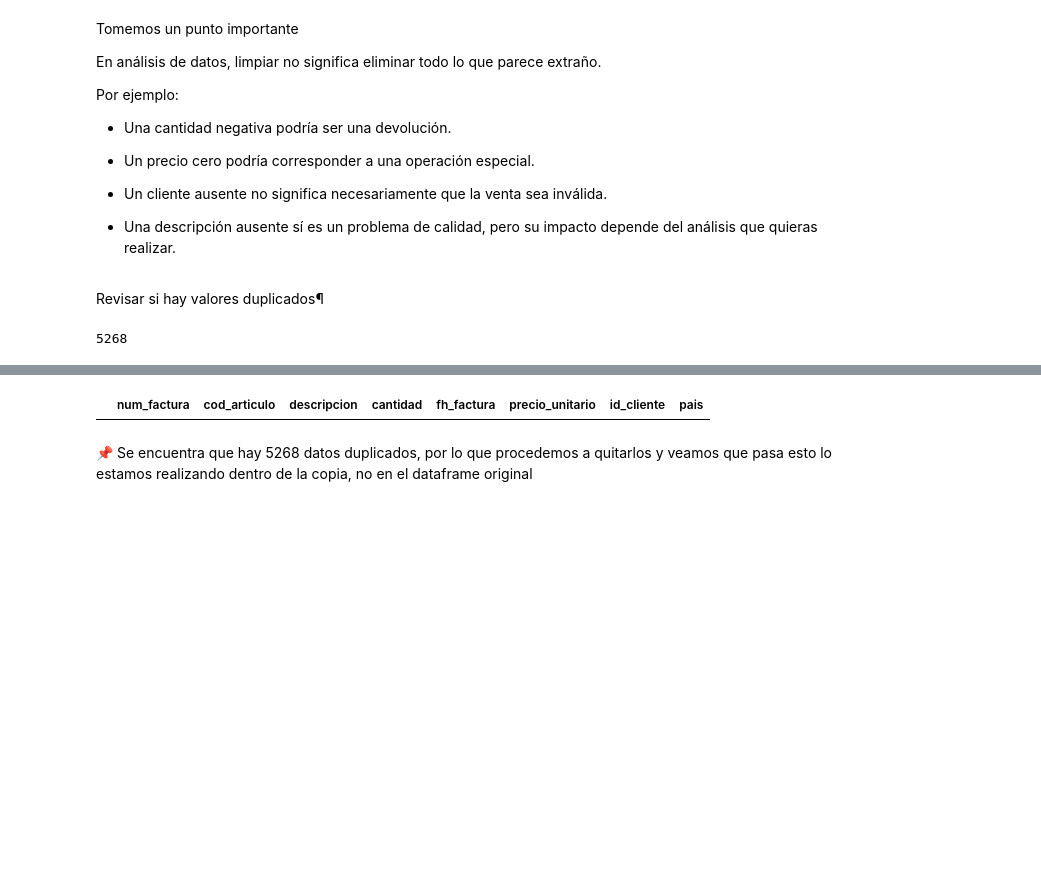
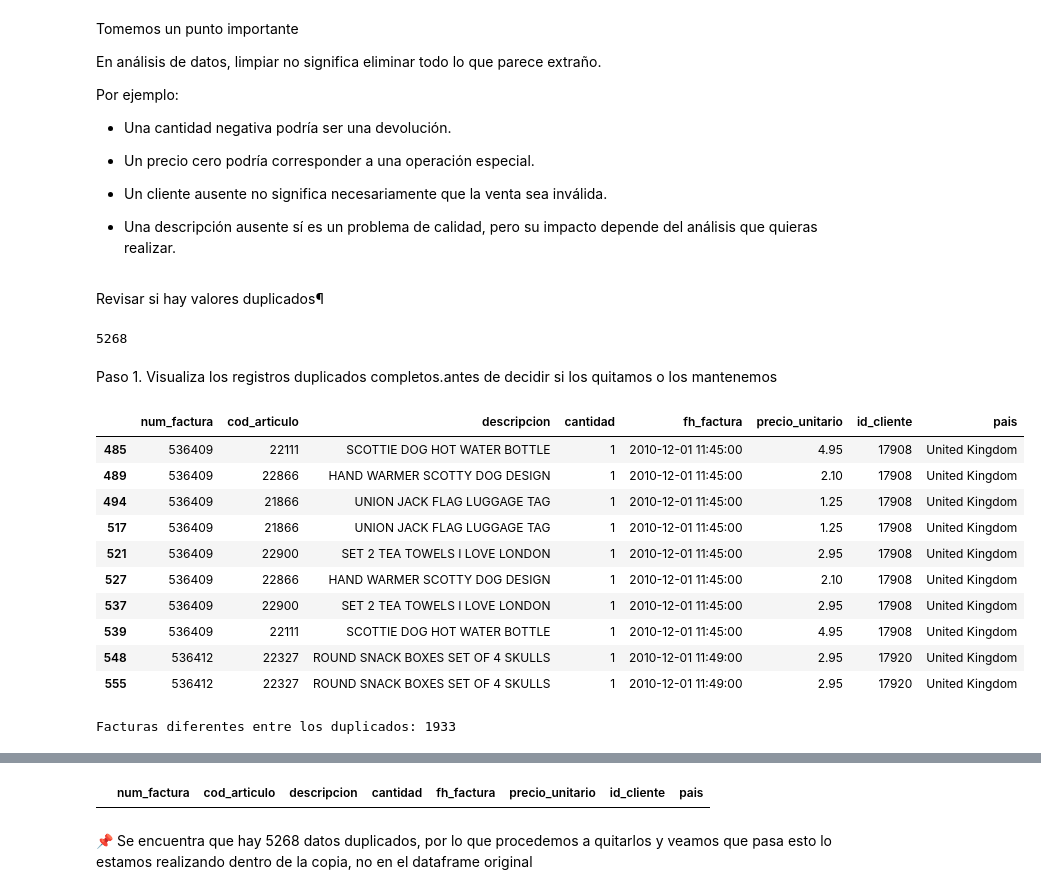
Before and after one commit to Sagrario/Comercio_minorista, a Jupyter notebook: notebooks/comercio2.ipynb, the cells around one changed output, grey strips where cells are left out. Saved outputs shown, nothing was run; the diff lists cells and outputs as text; code cells hidden in the pictures; blank space fills up the shorter version.

```diff
--- a/notebooks/comercio2.ipynb
+++ b/notebooks/comercio2.ipynb
@@ -154,3 +154,30 @@ df_retail_2['id_cliente'] = df_retail_2['id_cliente'].astype('Int64')
 print(df_retail_2.duplicated().sum())
 # %% [output]
 5268
+# %% [markdown]
+Paso 1. Visualiza los registros duplicados completos.antes de decidir si los quitamos o los mantenemos
+# %%
+duplicados = df_retail_2[
+    df_retail_2.duplicated(keep=False)
+]
+
+duplicados.head(10)
+# %% [output]
+|  | num_factura | cod_articulo | descripcion | cantidad | fh_factura | precio_unitario | id_cliente | pais |
+| 485 | 536409 | 22111 | SCOTTIE DOG HOT WATER BOTTLE | 1 | 2010-12-01 11:45:00 | 4.95 | 17908 | United Kingdom |
+| 489 | 536409 | 22866 | HAND WARMER SCOTTY DOG DESIGN | 1 | 2010-12-01 11:45:00 | 2.10 | 17908 | United Kingdom |
+| 494 | 536409 | 21866 | UNION JACK FLAG LUGGAGE TAG | 1 | 2010-12-01 11:45:00 | 1.25 | 17908 | United Kingdom |
+| 517 | 536409 | 21866 | UNION JACK FLAG LUGGAGE TAG | 1 | 2010-12-01 11:45:00 | 1.25 | 17908 | United Kingdom |
+| 521 | 536409 | 22900 | SET 2 TEA TOWELS I LOVE LONDON | 1 | 2010-12-01 11:45:00 | 2.95 | 17908 | United Kingdom |
+| 527 | 536409 | 22866 | HAND WARMER SCOTTY DOG DESIGN | 1 | 2010-12-01 11:45:00 | 2.10 | 17908 | United Kingdom |
+| 537 | 536409 | 22900 | SET 2 TEA TOWELS I LOVE LONDON | 1 | 2010-12-01 11:45:00 | 2.95 | 17908 | United Kingdom |
+| 539 | 536409 | 22111 | SCOTTIE DOG HOT WATER BOTTLE | 1 | 2010-12-01 11:45:00 | 4.95 | 17908 | United Kingdom |
+| 548 | 536412 | 22327 | ROUND SNACK BOXES SET OF 4 SKULLS | 1 | 2010-12-01 11:49:00 | 2.95 | 17920 | United Kingdom |
+| 555 | 536412 | 22327 | ROUND SNACK BOXES SET OF 4 SKULLS | 1 | 2010-12-01 11:49:00 | 2.95 | 17920 | United Kingdom |
+# %%
+print(
+    "Facturas diferentes entre los duplicados:",
+    duplicados['num_factura'].nunique()
+)
+# %% [output]
+Facturas diferentes entre los duplicados: 1933
```
Also changed, not shown: parts of 36 cells of this notebook.
